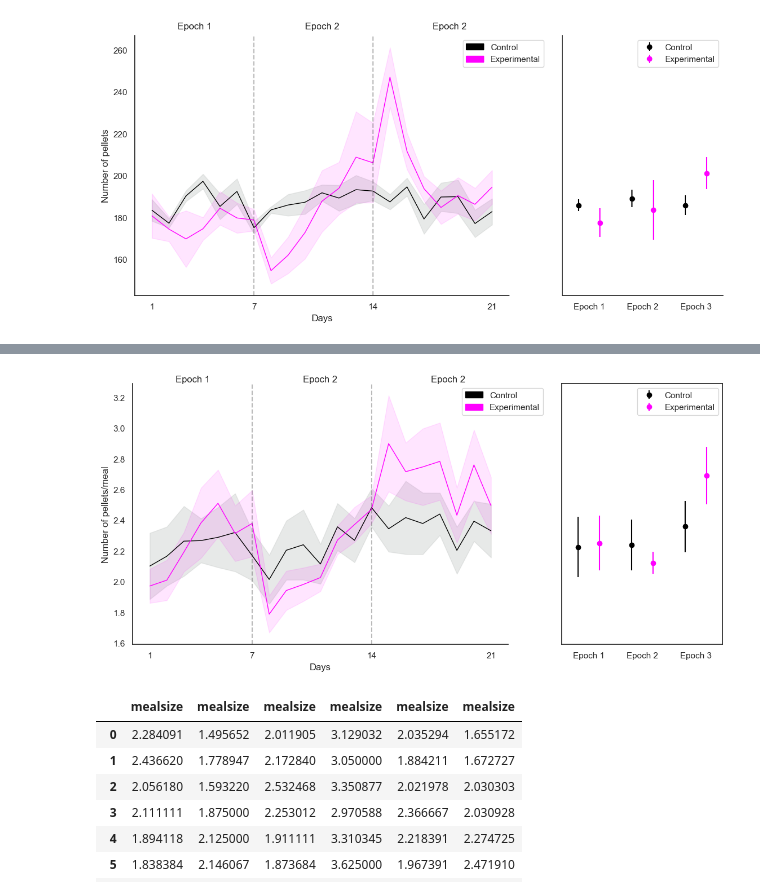
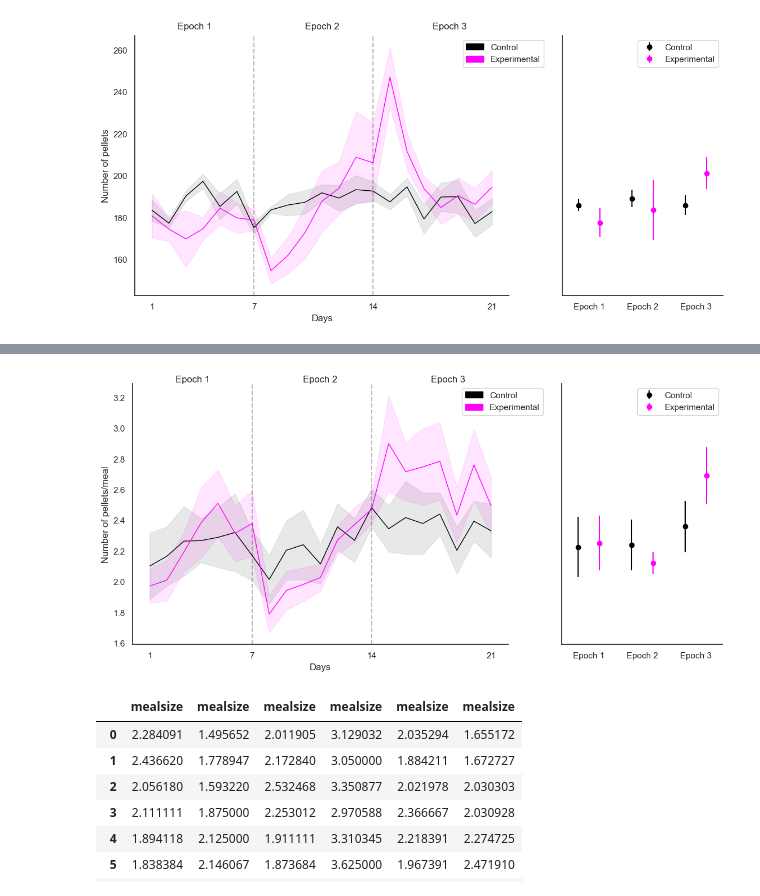
Before and after one commit to Htbibalan/FEDPROTEINPRO, a Jupyter notebook: notebooks/POSTER_EBBS_2023.ipynb, the cells around one changed output, grey strips where cells are left out. Drawn from its saved outputs; the diff is of its cells as text; code cells hidden in the pictures.

```diff
--- a/notebooks/POSTER_EBBS_2023.ipynb
+++ b/notebooks/POSTER_EBBS_2023.ipynb
@@ -335,6 +334,8 @@ ax2.errorbar([1+spacing,2+spacing,3+spacing],[exp_E1.mean(), exp_E2.mean(), exp_
 ax2.set_xticks([1,2,3],labels=["Epoch 1", "Epoch 2", "Epoch 3"])
 ax2.set_xlim([0.5,3.5])
 
+ax2.spines["top"].set_visible(False)
+ax2.spines["right"].set_visible(False)
 ax2.legend()
 
 f.savefig(fig_folder + "meal_number.png")
@@ -383,7 +384,7 @@ ax1.axvline(13,color="k",linestyle="--", alpha= 0.3)
 ax1.set_xticks([0,6,13,20],labels=["1","7","14","21"])
 ax1.text(2.5,3.3,"Epoch 1", ha="center")
 ax1.text(10,3.3,"Epoch 2", ha="center")
-ax1.text(17.5,3.3,"Epoch 2", ha="center")
+ax1.text(17.5,3.3,"Epoch 3", ha="center")
 ax1.spines["top"].set_visible(False)
 ax1.spines["right"].set_visible(False)
 
@@ -403,34 +404,37 @@ ctl_E3=ctl_meal_size.iloc[14:,:].mean(axis=0)
 exp_E1=exp_meal_size.iloc[0:7,:].mean(axis=0)
 exp_E2=exp_meal_size.iloc[7:14,:].mean(axis=0)
 exp_E3=exp_meal_size.iloc[14:,:].mean(axis=0)
 
 
 ##################################################################################
 
 spacing=0.2
 
 ax2.errorbar([1-spacing,2-spacing,3-spacing],[ctl_E1.mean(), ctl_E2.mean(), ctl_E3.mean()],
              yerr=[ctl_E1.sem(), ctl_E2.sem(), ctl_E3.sem()],
             marker="o",
             linestyle="",
             color=ctl_color,
              label="Control")
 
 ax2.errorbar([1+spacing,2+spacing,3+spacing],[exp_E1.mean(), exp_E2.mean(), exp_E3.mean()],
              yerr=[exp_E1.sem(), exp_E2.sem(), exp_E3.sem()],
             marker="o",
             linestyle="",
             color=exp_color,
             label="Experimental")
 
 ax2.set_xticks([1,2,3],labels=["Epoch 1", "Epoch 2", "Epoch 3"])
 ax2.set_xlim([0.5,3.5])
 
+ax2.spines["top"].set_visible(False)
+ax2.spines["right"].set_visible(False)
 ax2.legend()
 
+
 f.savefig(fig_folder + "mealsize.png")
 # %% [output]
-[figure, old version]
+[figure, new version]
 # %%
 ctl_meal_size
 # %% [output]
```
Also changed, not shown: parts of 8 cells of this notebook.
